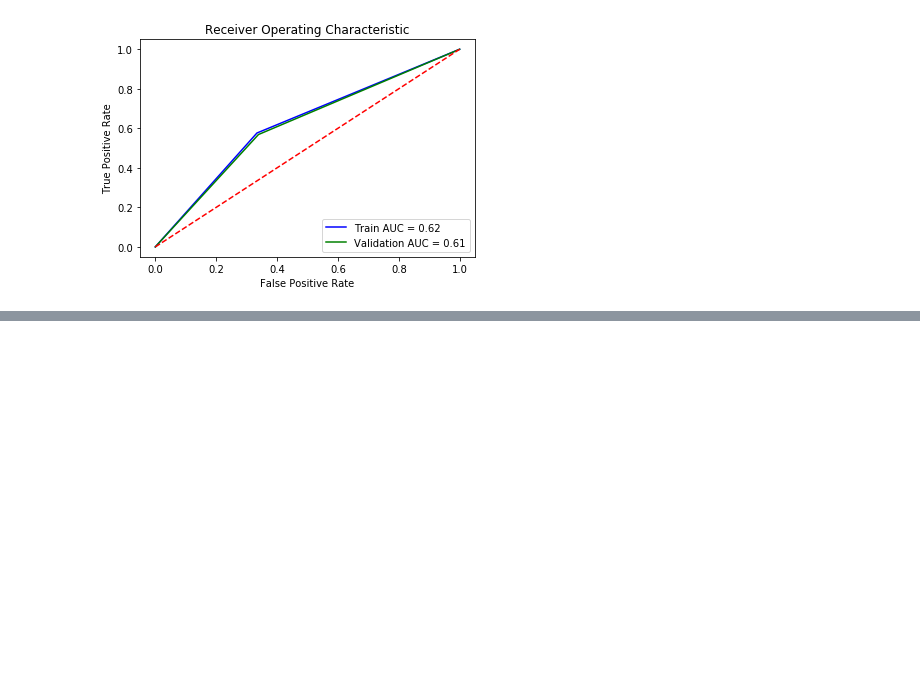
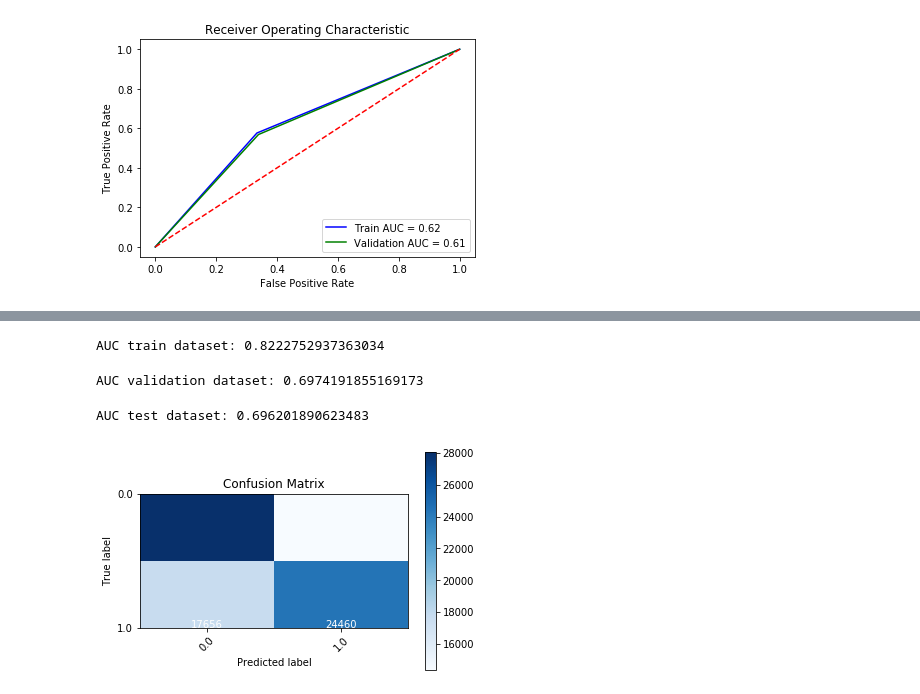
Before and after one commit to LeDorean/MLB_analysis, a Jupyter notebook: notebooks/Untitled.ipynb, the cells around one changed output, grey strips where cells are left out. Cells and saved outputs as stored; diff of their text form; code cells hidden in the pictures; blank space fills up the shorter version.

Commit message:
confusion matrix completed

```diff
--- a/notebooks/Untitled.ipynb
+++ b/notebooks/Untitled.ipynb
@@ -345,0 +348,49 @@ Validation ROC_AUC: 63.07%
+# %%
+y_train_score = rfc.predict_proba(X_train)
+fpr, tpr, thresholds = roc_curve(y_train, [y_train_score[x][1] for x in range(len(y_train_score))])
+print('AUC train dataset: {}'.format(auc(fpr, tpr)))
+# %% [output]
+AUC train dataset: 0.8222752937363034
+# %%
+y_validate_score = rfc.predict_proba(X_validate)
+fpr, tpr, thresholds = roc_curve(y_validate, [y_validate_score[x][1] for x in range(len(y_validate_score))])
+print('AUC validation dataset: {}'.format(auc(fpr, tpr)))
+# %% [output]
+AUC validation dataset: 0.6974191855169173
+# %%
+y_test_score = rfc.predict_proba(X_test)
+fpr, tpr, thresholds = roc_curve(y_test, [y_test_score[x][1] for x in range(len(y_test_score))])
+print('AUC test dataset: {}'.format(auc(fpr, tpr)))
+# %% [output]
+AUC test dataset: 0.696201890623483
+# %%
+y_hat_test = rfc.predict(X_test)
+
+cnf_matrix = confusion_matrix(y_test, y_hat_test)
+
+# Create the basic matrix
+plt.imshow(cnf_matrix,  cmap=plt.cm.Blues)
+
+plt.title('Confusion Matrix')
+plt.ylabel('True label')
+plt.xlabel('Predicted label')
+
+# Add appropriate axis scales
+class_names = set(y) # Get class labels to add to matrix
+tick_marks = np.arange(len(class_names))
+plt.xticks(tick_marks, class_names, rotation=45)
+plt.yticks(tick_marks, class_names)
+
+# Add labels to each cell
+thresh = cnf_matrix.max() / 2. # Used for text coloring below
+# Here we iterate through the confusion matrix and append labels to our visualization
+for i, j in itertools.product(range(cnf_matrix.shape[0]), range(cnf_matrix.shape[1])):
+        plt.text(j, i, cnf_matrix[i, j],
+                 horizontalalignment='center',
+                 color='white' if cnf_matrix[i, j] > thresh else 'black')
+
+# Add a legend
+plt.colorbar()
+plt.show()
+# %% [output]
+[figure, added]
```
Also changed, not shown: parts of 4 cells of this notebook.
